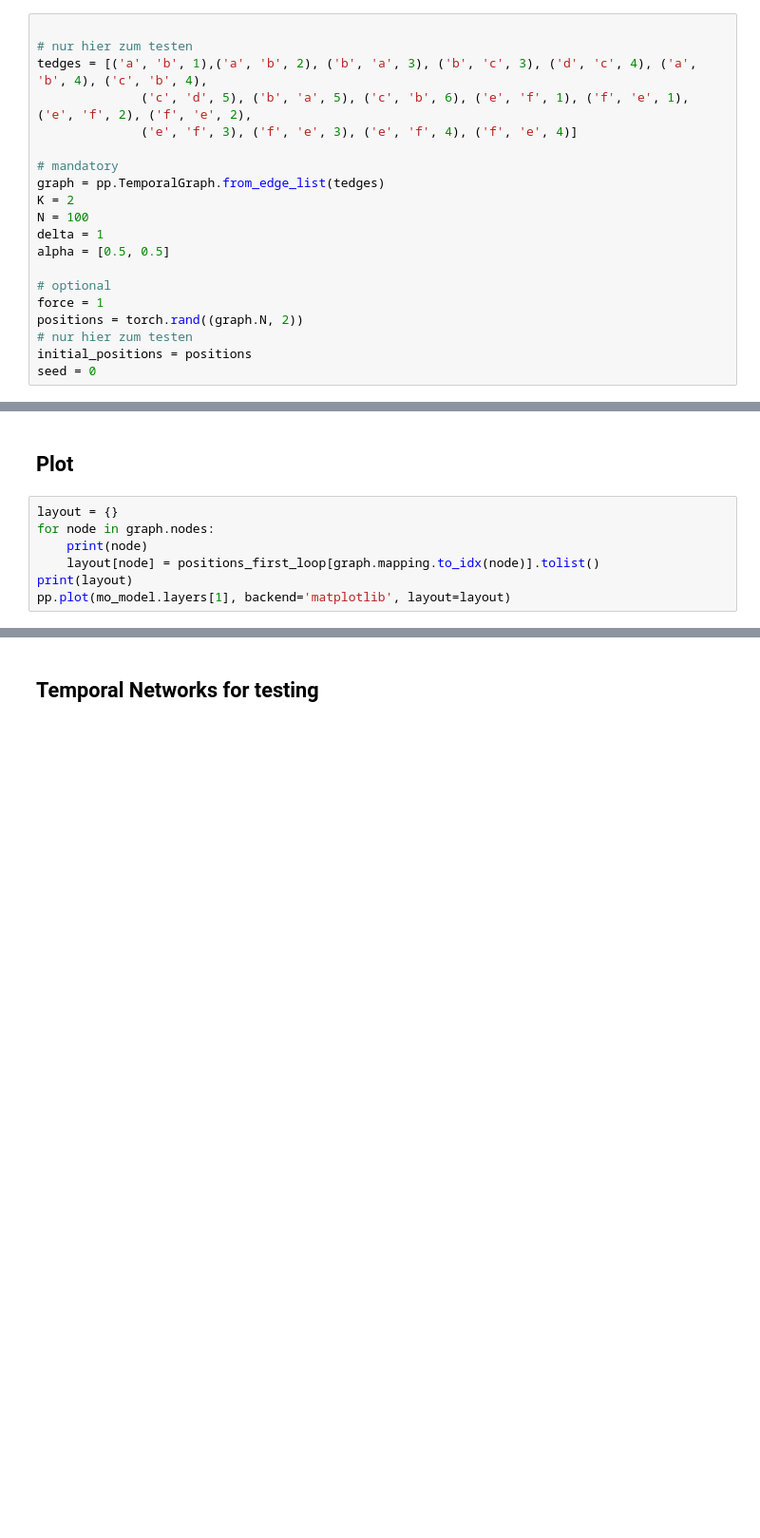
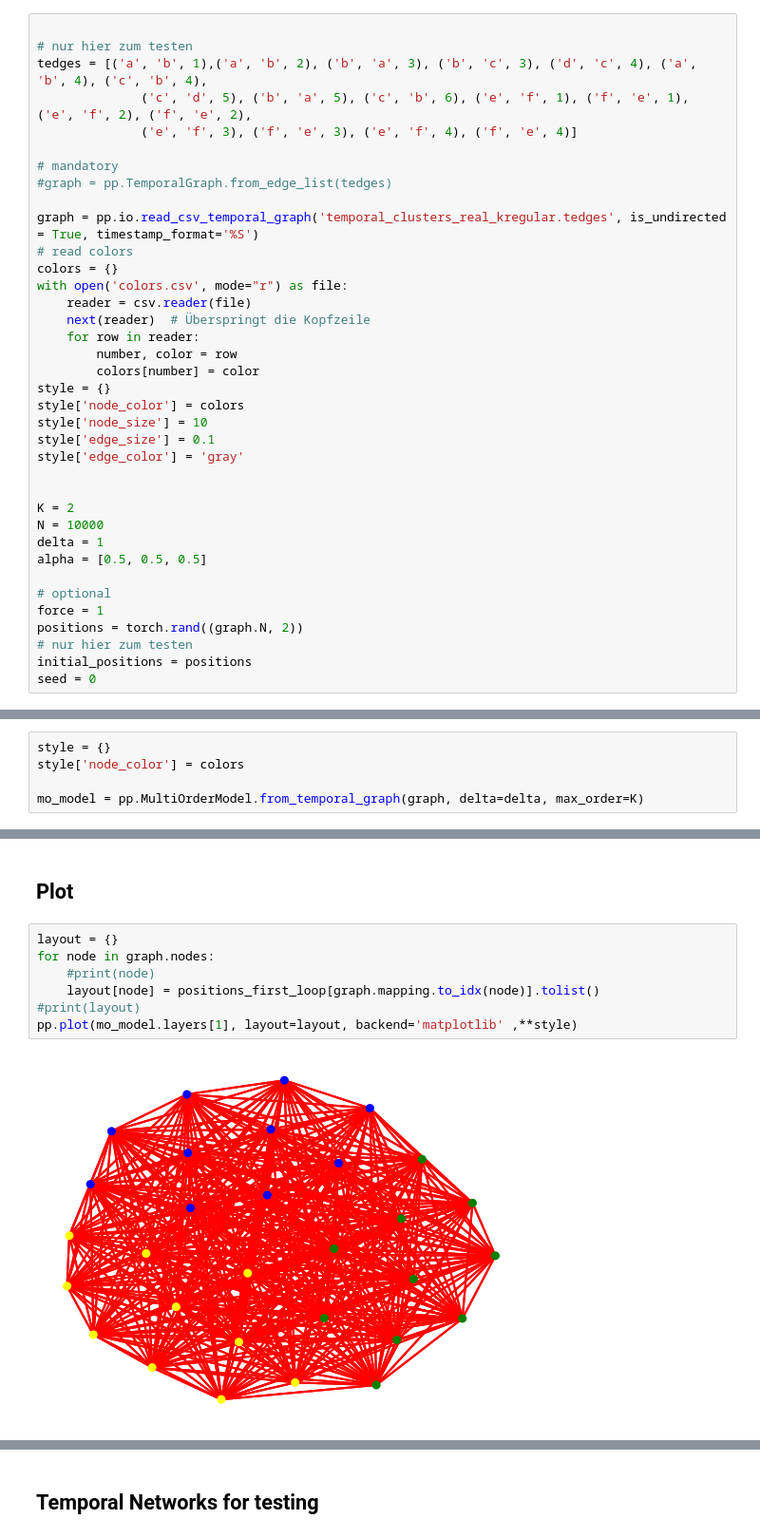
Before and after one commit to jusch2109/pathpyG, a Jupyter notebook: src/pathpyG/visualisations/Project_JS/HotVis.ipynb, the cells around one changed output, grey strips where cells are left out. Shown at 95% size. Saved outputs shown, nothing was run; the diff lists cells and outputs as text; blank space fills up the shorter version.

Commit message:
tested algorithm on graph used in paper

```diff
--- a/src/pathpyG/visualisations/Project_JS/HotVis.ipynb
+++ b/src/pathpyG/visualisations/Project_JS/HotVis.ipynb
@@ -20,11 +21,28 @@ tedges = [('a', 'b', 1),('a', 'b', 2), ('b', 'a', 3), ('b', 'c', 3), ('d', 'c',
               ('e', 'f', 3), ('f', 'e', 3), ('e', 'f', 4), ('f', 'e', 4)]
 
 # mandatory
-graph = pp.TemporalGraph.from_edge_list(tedges)
+#graph = pp.TemporalGraph.from_edge_list(tedges)
+
+graph = pp.io.read_csv_temporal_graph('temporal_clusters_real_kregular.tedges', is_undirected = True, timestamp_format='%S')
+# read colors
+colors = {}
+with open('colors.csv', mode="r") as file:
+    reader = csv.reader(file)
+    next(reader)  # Überspringt die Kopfzeile
+    for row in reader:
+        number, color = row
+        colors[number] = color
+style = {}
+style['node_color'] = colors
+style['node_size'] = 10
+style['edge_size'] = 0.1
+style['edge_color'] = 'gray'
+
+
 K = 2
-N = 100
+N = 10000
 delta = 1
-alpha = [0.5, 0.5]
+alpha = [0.5, 0.5, 0.5]
 
 # optional
 force = 1
@@ -49,4 +67,9 @@ dt = t / float(N + 1)
 Vektorisierung:
 
 Wir benötigen folgende Informationen: Für die Kante $((v_0, ..., v_{k-1}), (v_1,...,v_k))$ eines Higher Order Graphen müssen wir für unseren Algorithmus die Knoten $v_0$ und $v_k$ herausfinden. Bis auf die Benennung der Knoten gibt es keine Datenstruktur wie z.B. eine Adjazenzmatrix in dem Higher Order Graphen, die diese Information direkt oder indirekt beinhaltet. Dadurch müssen wir die Bennenung jeder einzelnen Kante angucken und somit über alle einzelnen Kanten iterieren .
+# %%
+style = {}
+style['node_color'] = colors
+
+mo_model = pp.MultiOrderModel.from_temporal_graph(graph, delta=delta, max_order=K)
 # %%
@@ -279,8 +277,9 @@ delta_positions = torch.einsum('ij,ij->ij', displacement, length_with_temp / len
 # %%
 layout = {}
 for node in graph.nodes:
-    print(node)
+    #print(node)
     layout[node] = positions_first_loop[graph.mapping.to_idx(node)].tolist()
-print(layout)
-pp.plot(mo_model.layers[1], backend='matplotlib', layout=layout)
+#print(layout)
+pp.plot(mo_model.layers[1], layout=layout, backend='matplotlib' ,**style)
 # %% [output]
+[figure, new version]
```
Also changed, not shown: parts of 7 cells of this notebook, 3 other files.
